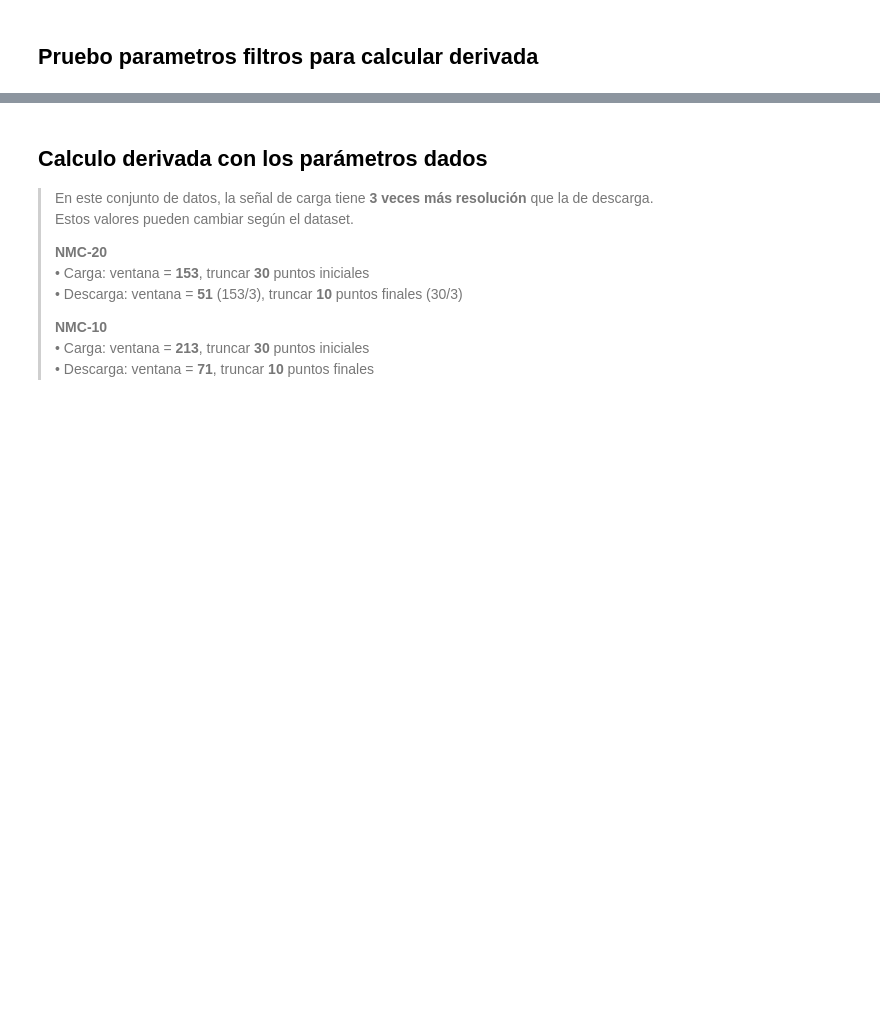
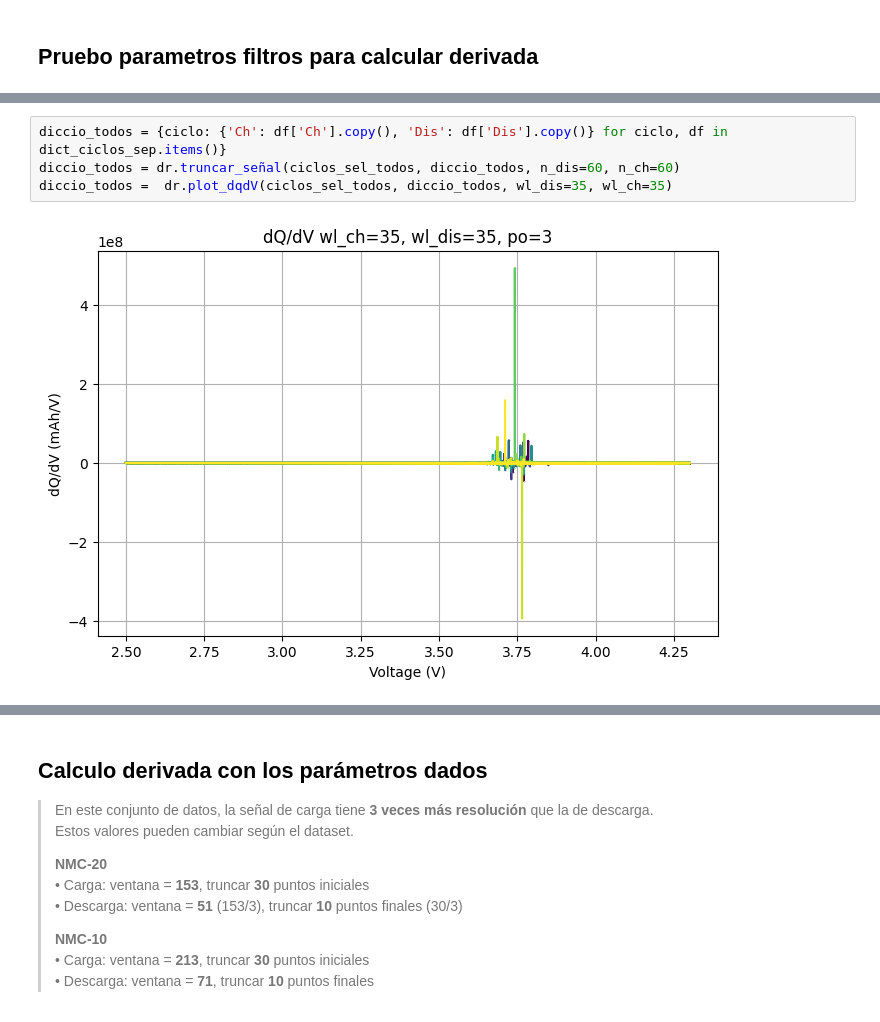
Before and after one commit to majodomenech/proc-icdv, a Jupyter notebook: notebooks/estudio14-dqdv-y-ajustes-ARBIN-nmc04.ipynb, the cells around one changed output, grey strips where cells are left out. Drawn from its saved outputs; the diff is of its cells as text; blank space fills up the shorter version.

```diff
--- a/notebooks/estudio14-dqdv-y-ajustes-ARBIN-nmc04.ipynb
+++ b/notebooks/estudio14-dqdv-y-ajustes-ARBIN-nmc04.ipynb
@@ -99 +128,7 @@ Puntos promedio por ventana de 2 mV:
+# %%
+diccio_todos = {ciclo: {'Ch': df['Ch'].copy(), 'Dis': df['Dis'].copy()} for ciclo, df in dict_ciclos_sep.items()}
+diccio_todos = dr.truncar_señal(ciclos_sel_todos, diccio_todos, n_dis=60, n_ch=60)
+diccio_todos =  dr.plot_dqdV(ciclos_sel_todos, diccio_todos, wl_dis=35, wl_ch=35)
+# %% [output]
+[figure, added]
 # %%
```
Also changed, not shown: parts of 6 cells of this notebook, 1 other file.
